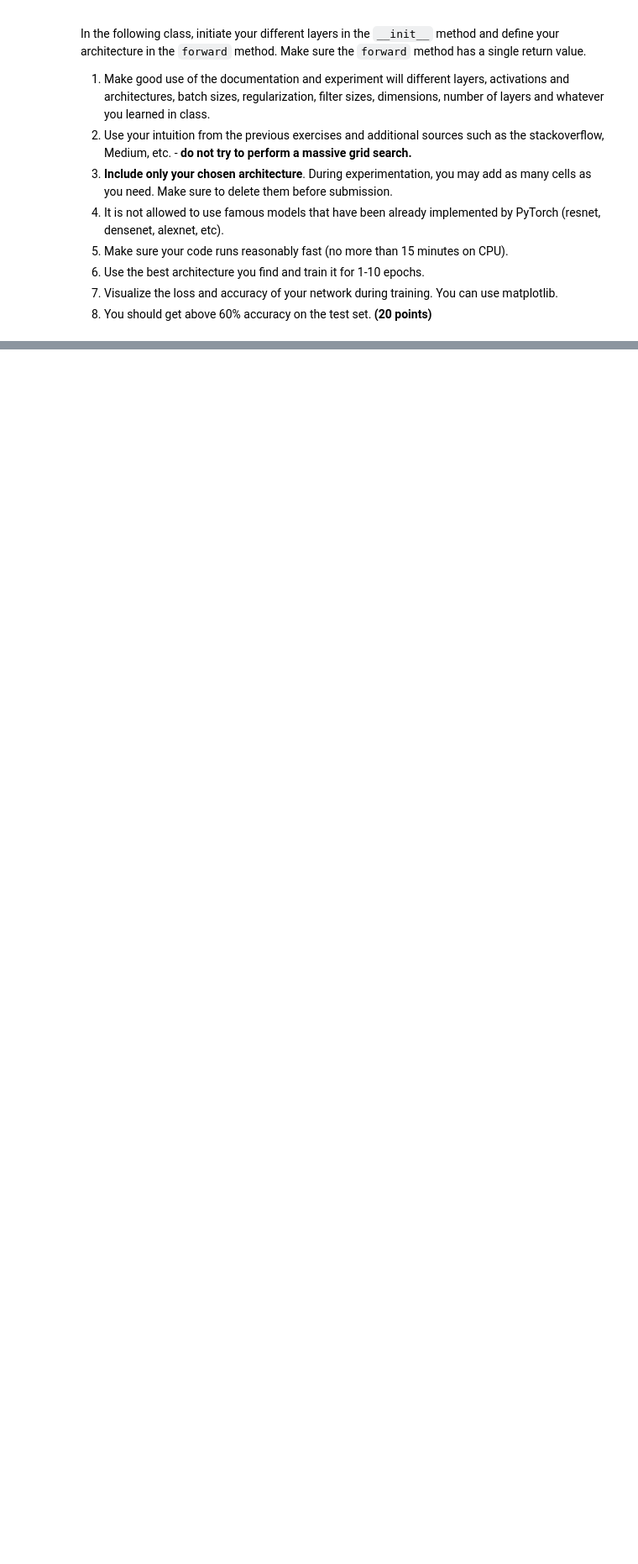
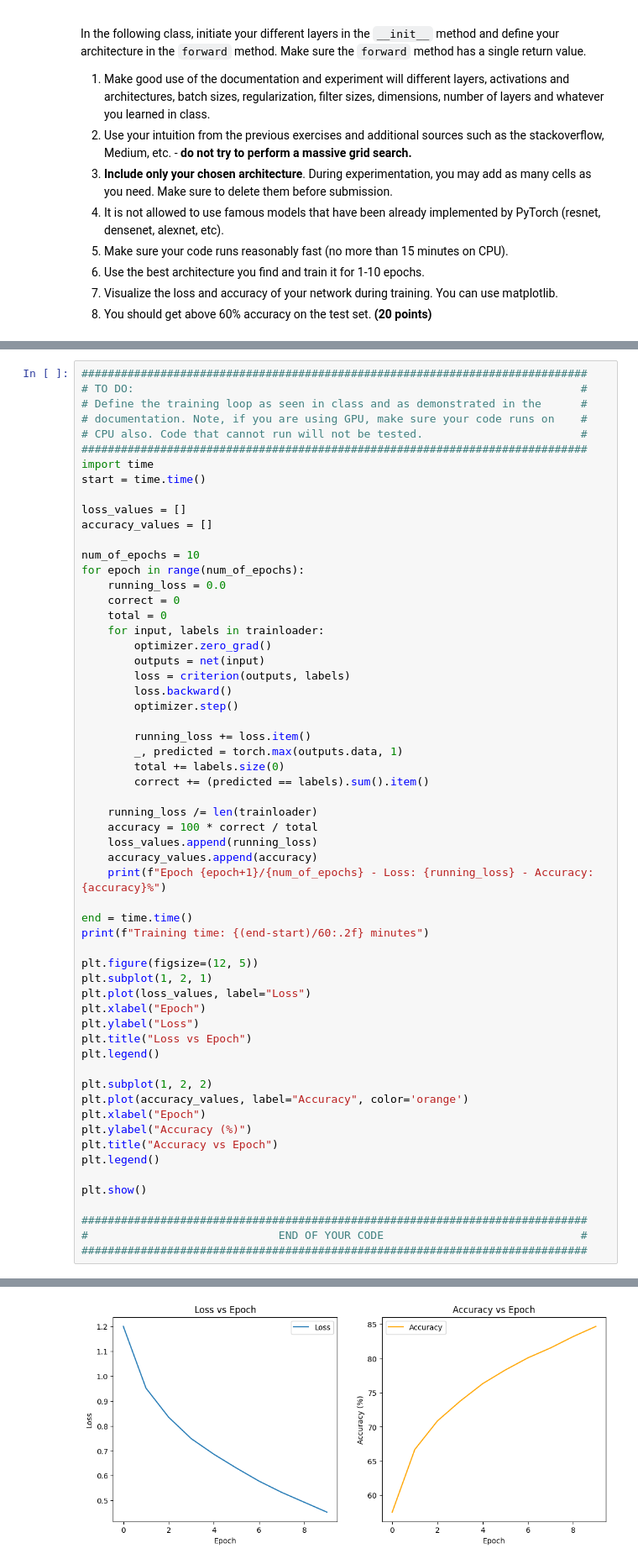
Before and after one commit to Gal-Noy/MSC-Deep-Learning, a Jupyter notebook: HW3.ipynb, the cells around one changed output, grey strips where cells are left out. Shown: that part at 84% size. Cells and saved outputs as stored; diff of their text form; blank space fills up the shorter version.

```diff
--- a/HW3.ipynb
+++ b/HW3.ipynb
@@ -126,0 +167,60 @@ pass
+# %%
+#############################################################################
+# TO DO:                                                                    #
+# Define the training loop as seen in class and as demonstrated in the      #
+# documentation. Note, if you are using GPU, make sure your code runs on    #
+# CPU also. Code that cannot run will not be tested.                        #
+#############################################################################
+import time
+start = time.time()
+
+loss_values = []
+accuracy_values = []
+
+num_of_epochs = 10
+for epoch in range(num_of_epochs):
+    running_loss = 0.0
+    correct = 0
+    total = 0
+    for input, labels in trainloader:
+        optimizer.zero_grad()
+        outputs = net(input)
+        loss = criterion(outputs, labels)
+        loss.backward()
+        optimizer.step()
+
+        running_loss += loss.item()
+        _, predicted = torch.max(outputs.data, 1)
+        total += labels.size(0)
+        correct += (predicted == labels).sum().item()
+
+    running_loss /= len(trainloader)
+    accuracy = 100 * correct / total
+    loss_values.append(running_loss)
+    accuracy_values.append(accuracy)
+    print(f"Epoch {epoch+1}/{num_of_epochs} - Loss: {running_loss} - Accuracy: {accuracy}%")
+
+end = time.time()
+print(f"Training time: {(end-start)/60:.2f} minutes")
+
+plt.figure(figsize=(12, 5))
+plt.subplot(1, 2, 1)
+plt.plot(loss_values, label="Loss")
+plt.xlabel("Epoch")
+plt.ylabel("Loss")
+plt.title("Loss vs Epoch")
+plt.legend()
+
+plt.subplot(1, 2, 2)
+plt.plot(accuracy_values, label="Accuracy", color='orange')
+plt.xlabel("Epoch")
+plt.ylabel("Accuracy (%)")
+plt.title("Accuracy vs Epoch")
+plt.legend()
+
+plt.show()
+
+#############################################################################
+#                             END OF YOUR CODE                              #
+#############################################################################
+# %% [output]
@@ -127,3 +238,4 @@ pass
+[figure, added]
 # %% [markdown]
 ## Model evaluation
 
```
Also changed, not shown: parts of 8 cells of this notebook, 1 other file.
